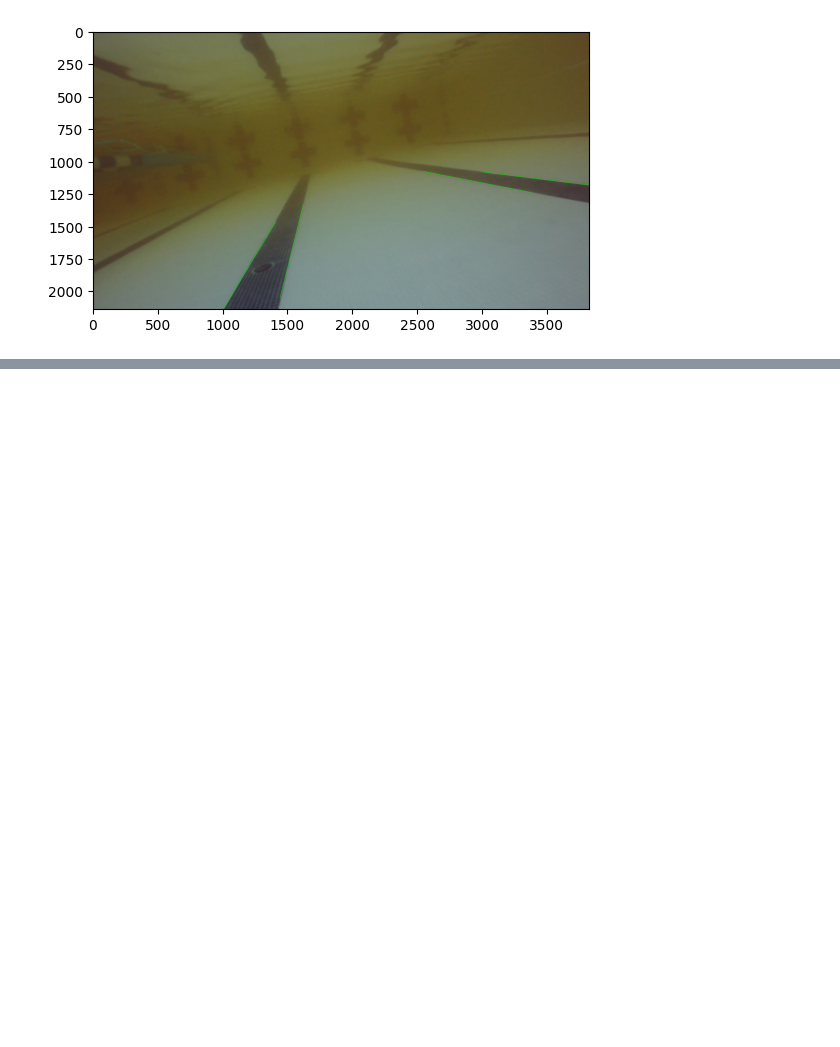
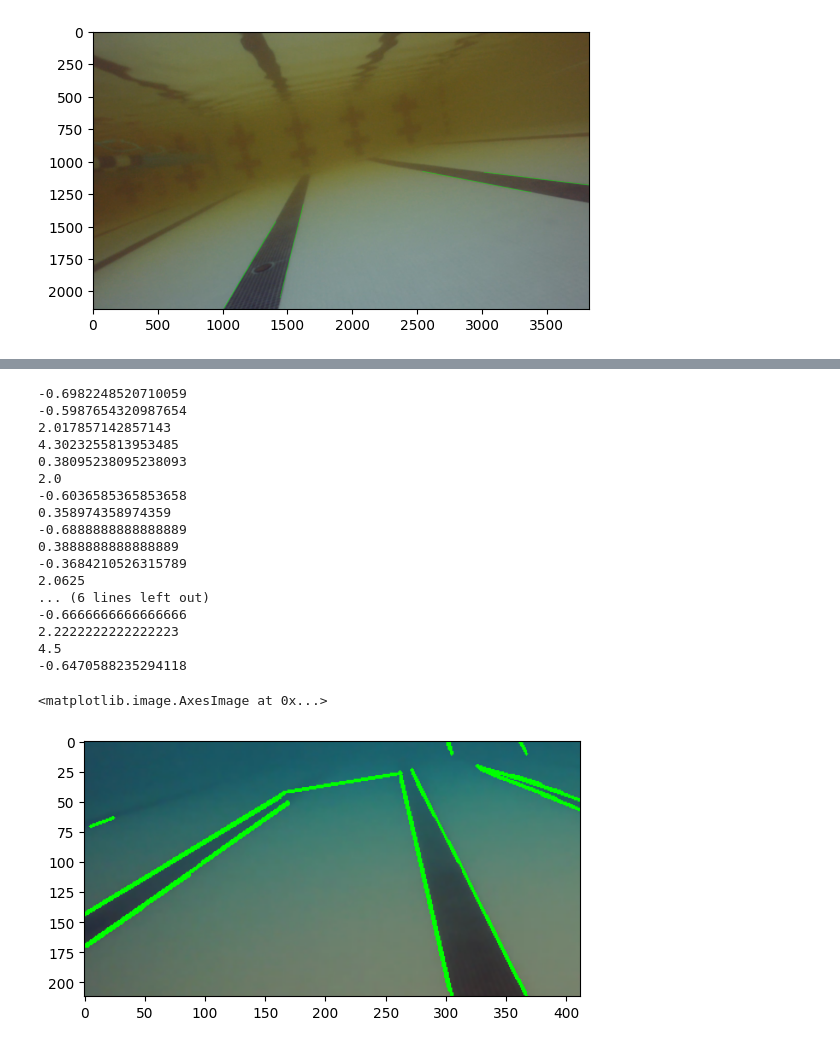
Before and after one commit to ES0227/cv-intro, a Jupyter notebook: test.ipynb, the cells around one changed output, grey strips where cells are left out. Cells and saved outputs as stored; diff of their text form; code cells hidden in the pictures; blank space fills up the shorter version.

```diff
--- a/test.ipynb
+++ b/test.ipynb
@@ -121,2 +136,35 @@ len(lines)
+# %%
+lines = cv2.HoughLinesP(edges, 2, np.pi/180, 10, minLineLength=10, maxLineGap=500) # detect lines
+#lines = cv2.HoughLinesP(edges, 3, np.pi/180, 1, minLineLength=300, maxLineGap=10) # detect lines
+
+
+for line in lines:
+    x1, y1, x2, y2 = line[0]
+    cv2.line(cropped_image, (x1, y1), (x2, y2), (0, 255, 0), 2)
+
+    print ((y2-y1)/(x2-x1))
+    #print (x1)
+
+plt.imshow(cropped_image)
+# %% [output]
+-0.6982248520710059
+-0.5987654320987654
+2.017857142857143
+4.3023255813953485
+0.38095238095238093
+2.0
+-0.6036585365853658
+0.358974358974359
+-0.6888888888888889
+0.3888888888888889
+-0.3684210526315789
+2.0625
+... (6 lines left out)
+-0.6666666666666666
+2.2222222222222223
+4.5
+-0.6470588235294118
+<matplotlib.image.AxesImage at 0x...>
+[figure, added]
 # %%
 #---------------------------------------------  APRIL TAGS  ------------------------------------------------------
```
Also changed, not shown: parts of 3 cells of this notebook, 20 other files.
